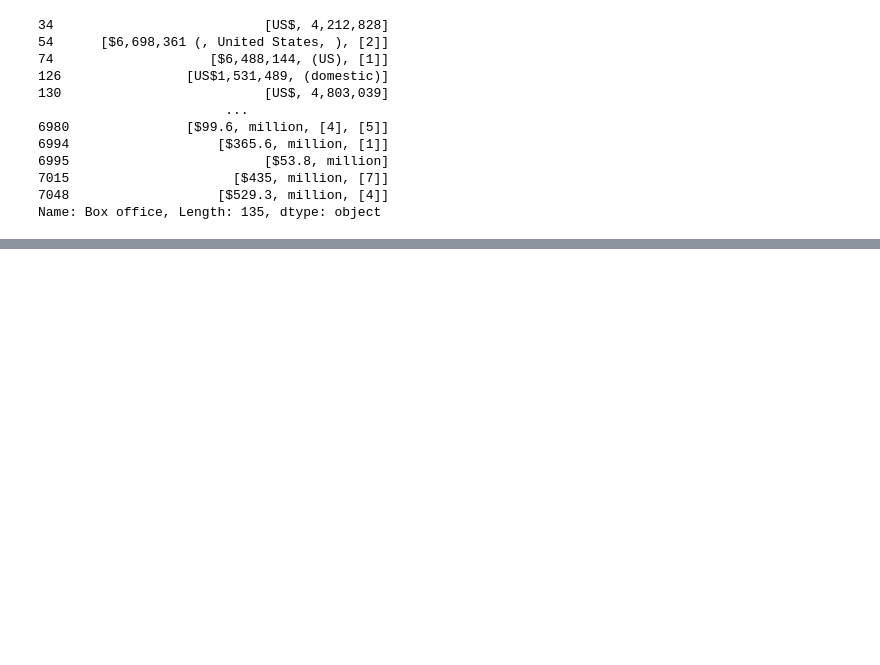
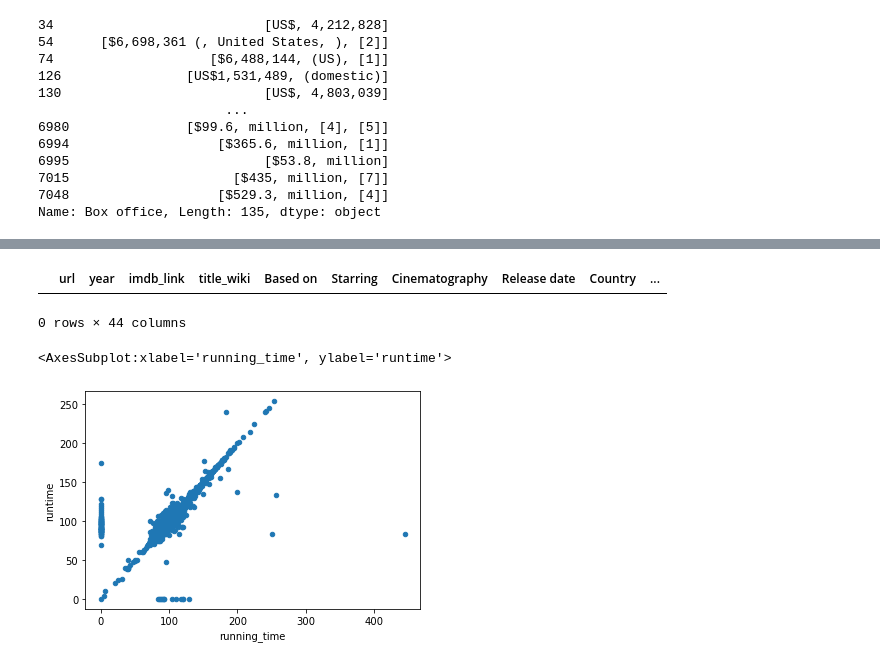
Before and after one commit to kwporras/Movies_ETL, a Jupyter notebook: clean_movie_function.ipynb, the cells around one changed output, grey strips where cells are left out. Saved outputs shown, nothing was run; the diff lists cells and outputs as text; code cells hidden in the pictures; blank space fills up the shorter version.

Commit message:
update clean_movie_function

```diff
--- a/clean_movie_function.ipynb
+++ b/clean_movie_function.ipynb
@@ -779,0 +1375,3 @@ import re
+# %%
+# The following code will keep rows where the adult column is False, and then drop the adult column.
+kaggle_metadata = kaggle_metadata[kaggle_metadata['adult'] == 'False'].drop('adult',axis='columns')
@@ -779,0 +1406,3 @@ import re
+# %%
+# The above code creates the Boolean column we want. We just need to assign it back to video:
+kaggle_metadata['video'] = kaggle_metadata['video'] == 'True'
@@ -779,0 +1429,4 @@ import re
+# %%
+# [Execute]
+
+kaggle_metadata['release_date'] = pd.to_datetime(kaggle_metadata['release_date'])
@@ -779,0 +1525,15 @@ import re
+# %%
+# [Inspect]
+
+# One of the things we always want to look out for after we've merged data is redundant columns.
+# Print out a list of the columns so we can identify which ones are redundant.#
+# We'll use the suffixes parameter to make it easier to identify which table each column came from. Here's what your code should look like:
+
+movies_df = pd.merge(wiki_movies_df, kaggle_metadata, on='imdb_id', suffixes=['_wiki','_kaggle'])
+
+# There are seven pairs of columns that have redundant information.
+# We'll look at each pair of columns and decide how to handle the data.
+# There are a few options when dealing with redundant data. We'll consider two.
+# The simplest is to just drop one of the competing columns, but sometimes that means a loss of good information.
+# Sometimes, one column will have data where the other has missing data, and vice versa.
+# In that case, we'd want the other option: fill in the gaps using both columns.
@@ -779,0 +1600,9 @@ import re
+# %%
+# Both options look pretty good, but the Kaggle data looks just a little bit more consistent.
+# Let's confirm there aren't any missing titles in the Kaggle data with the following code:
+
+# Show any rows where title_kaggle is empty
+movies_df[(movies_df['title_kaggle'] == '') | (movies_df['title_kaggle'].isnull())]
+# %% [output]
+|  | url | year | imdb_link | title_wiki | Based on | Starring | Cinematography | Release date | Country | ... |
+0 rows × 44 columns
@@ -779,0 +1624,21 @@ import re
+# %%
+# Runtime
+
+# [Inspect]
+
+# Next, look at running_time versus runtime.
+# A scatter plot is a great way to give us a sense of how similar the columns are to each other.
+# If the two columns were exactly the same, we'd see a scatter plot of a perfectly straight line.
+# Any wildly different values will show up as dots far from that central line, and if one column is missing data,
+# those values will fall on the x-axis or y-axis.
+
+# Because we're dealing with merged data, we should expect there to be missing values.
+# Scatter plots won't show null values, so we need to fill them in with zeros when we're making our plots
+# to get the whole picture.
+
+# The following code will fill in missing values with zero and make the scatter plot:
+
+movies_df.fillna(0).plot(x='running_time', y='runtime', kind='scatter')
+# %% [output]
+<AxesSubplot:xlabel='running_time', ylabel='runtime'>
+[figure, added]
```
Also changed, not shown: parts of 114 cells of this notebook.
